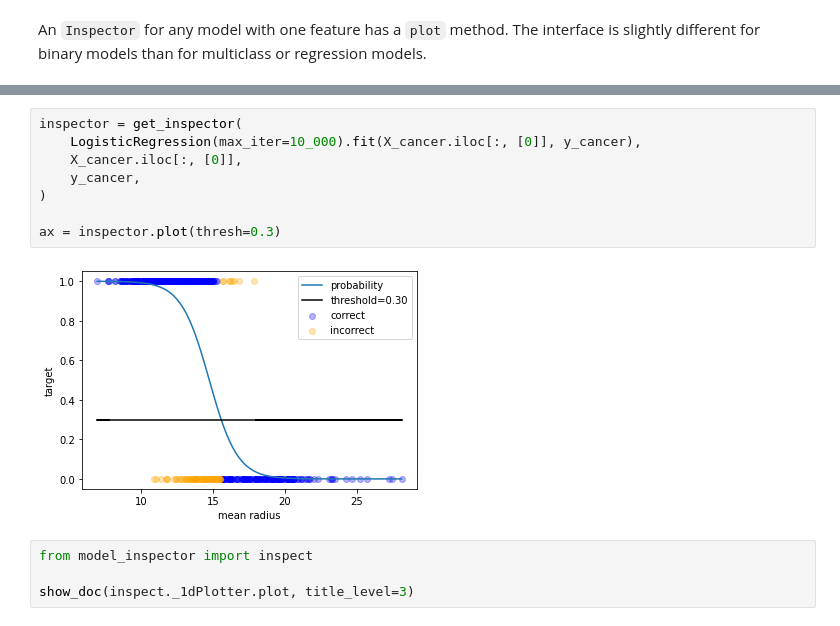
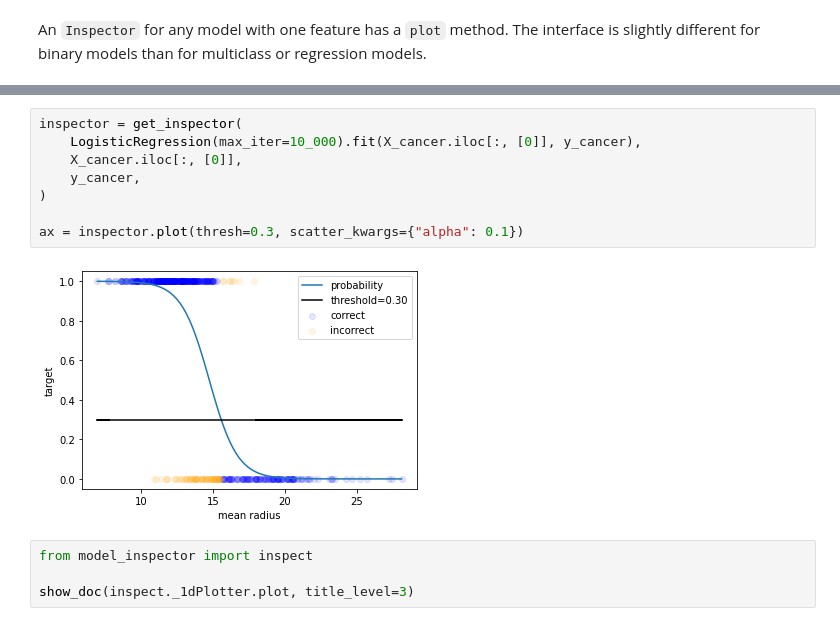
Before and after one commit to gsganden/model_inspector, a Jupyter notebook: 00_inspect.ipynb, the cells around one changed output, grey strips where cells are left out. Cells and saved outputs as stored; diff of their text form.

```diff
--- a/00_inspect.ipynb
+++ b/00_inspect.ipynb
@@ -1526,13 +1548,13 @@ plotting data points that the model predicted incorrectly
 # %%
 inspector = get_inspector(
     LogisticRegression(max_iter=10_000).fit(X_cancer.iloc[:, [0]], y_cancer),
     X_cancer.iloc[:, [0]],
     y_cancer,
 )
 
-ax = inspector.plot(thresh=0.3)
+ax = inspector.plot(thresh=0.3, scatter_kwargs={"alpha": 0.1})
 # %% [output]
-[figure, old version]
+[figure, new version]
 # %%
 from model_inspector import inspect
 
```
Also changed, not shown: parts of 9 cells of this notebook, 4 other files.
